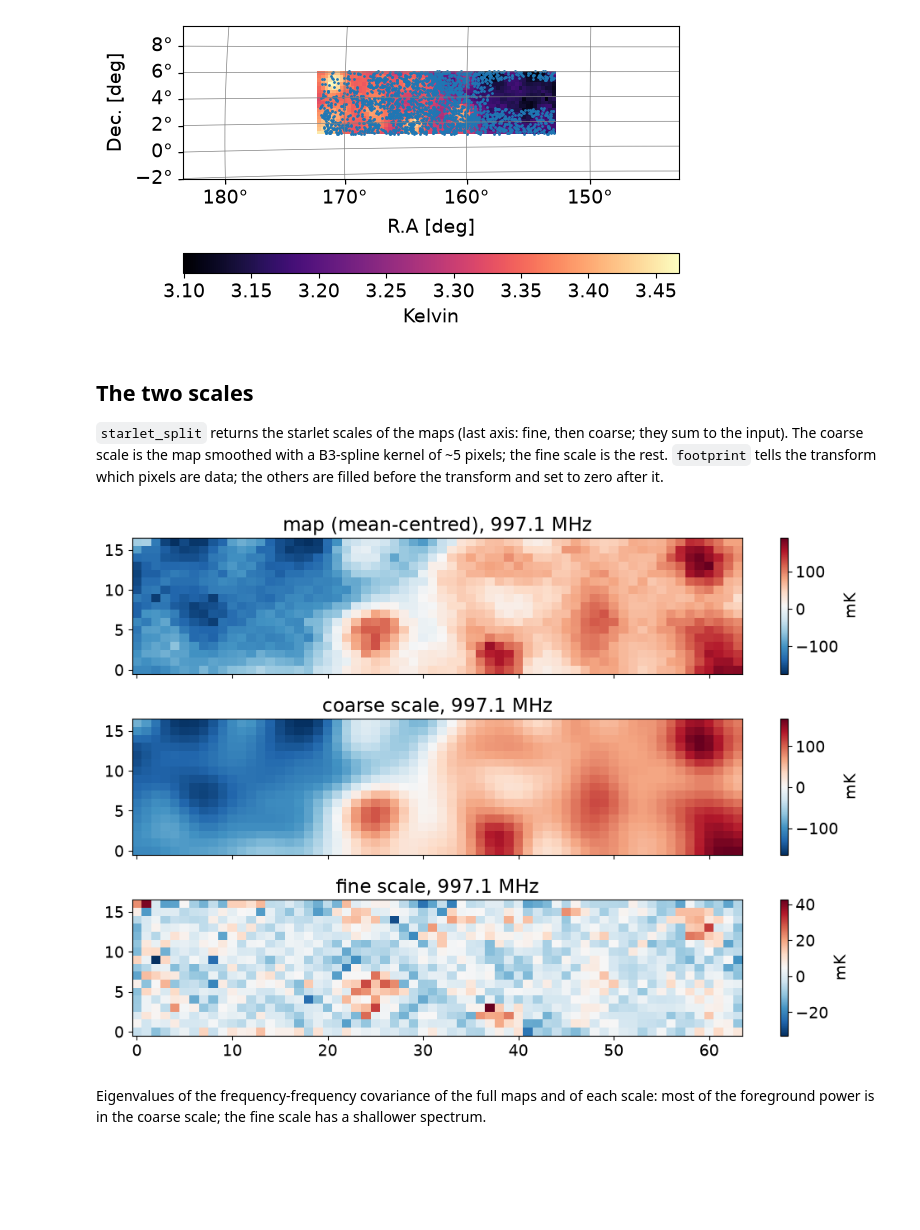
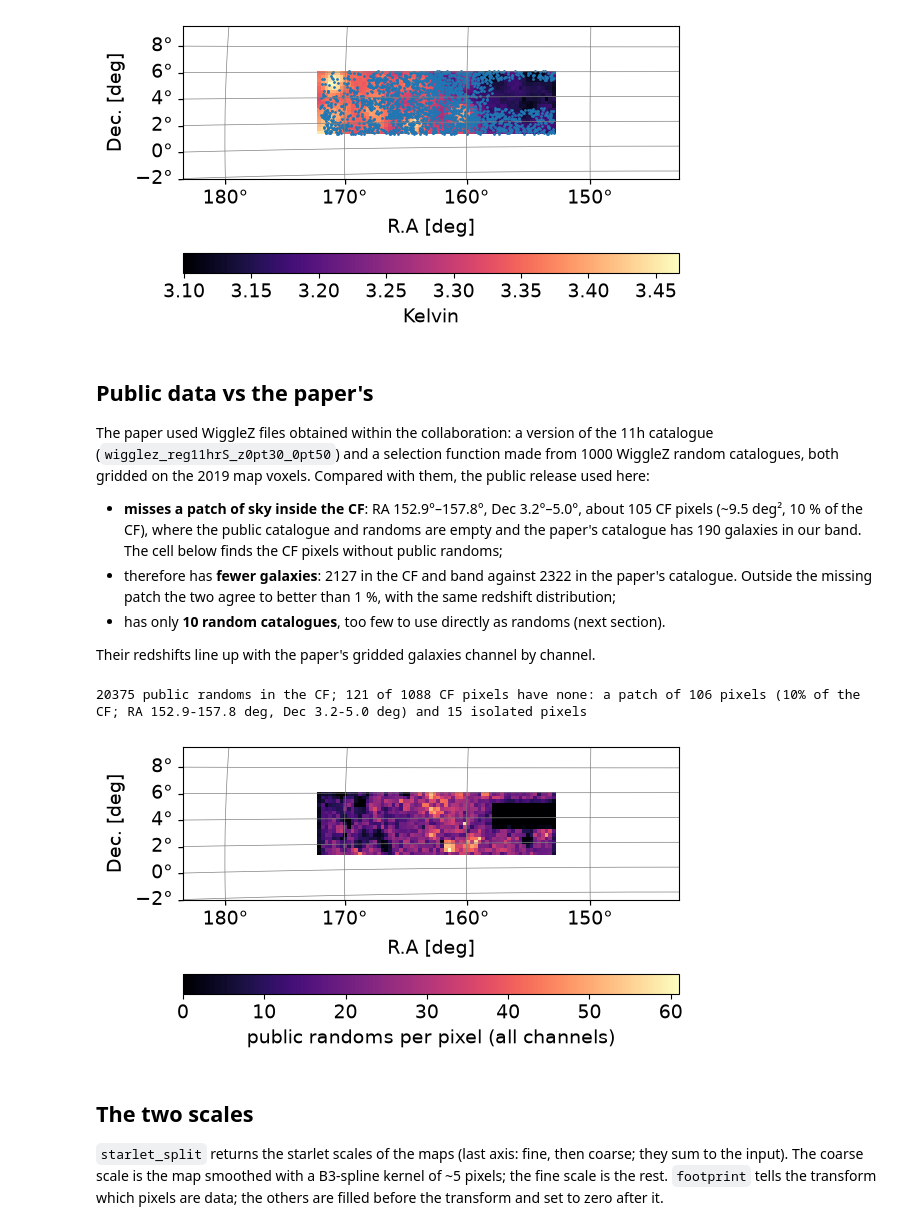
Before and after one commit to meerklass/meer21cm, a Jupyter notebook: docs/source/cookbook/2019_Lband_mpca.ipynb, the cells around one changed output. Drawn from its saved outputs; the diff is of its cells as text; code cells hidden in the pictures; blank space fills up the shorter version.

Commit message:
More details about the different galaxy datasets

```diff
--- a/docs/source/cookbook/2019_Lband_mpca.ipynb
+++ b/docs/source/cookbook/2019_Lband_mpca.ipynb
@@ -49,8 +47,7 @@ file_dir = './'
 pickle_file = file_dir + 'MK_2019_maps.pkl'                    # MeerKLASS 2019 maps (meerklass.org)
 zenodo_dir = file_dir + 'data_from_zenodo/'                    # public WiggleZ release (Zenodo)
 gal_file = zenodo_dir + 'reg11data.dat'
-rand_files = sorted(glob.glob(zenodo_dir + 'reg11rand*.dat'))  # public randoms, used if sel_file is missing
-sel_file = file_dir + 'data_from_ilifu/WiggleZ_selection.npy'  # WiggleZ selection on the map voxels (paper)
+rand_files = sorted(glob.glob(zenodo_dir + 'reg11rand*.dat'))  # the 10 public random catalogues
 
 ps = PowerSpectrum(
     pickle_file=pickle_file,
@@ -65,10 +62,9 @@ ps.read_from_pickle()
 ps.sigma_beam_ch = dish_beam_sigma(13.5, ps.nu)
 galcat = np.genfromtxt(gal_file, skip_header=1)  # first line: number of objects; '#' lines are skipped
 ra_g, dec_g, z_g = galcat[:, 0], galcat[:, 1], galcat[:, 2]
-if not os.path.exists(sel_file):
-    randcat = np.concatenate([np.genfromtxt(f, skip_header=1)[:, :3] for f in rand_files])
-    ra_r, dec_r, z_r = randcat[:, 0], randcat[:, 1], randcat[:, 2]
-    print(len(rand_files), 'public random catalogues')
+randcat = np.concatenate([np.genfromtxt(f, skip_header=1)[:, :3] for f in rand_files])
+ra_r, dec_r, z_r = randcat[:, 0], randcat[:, 1], randcat[:, 2]
+print(len(rand_files), 'random catalogues,', ra_r.size, 'randoms')
 print(ps.data.shape, 'channels', ps.nu.min() / 1e6, '-', ps.nu.max() / 1e6, 'MHz')
 # %% [output]
 filtering map los
@@ -119,32 +116,40 @@ ax.scatter(ps.ra_gal, ps.dec_gal, transform=ax.get_transform('world'), s=1)
 <matplotlib.collections.PathCollection at 0x...>
 [figure]
 # %% [markdown]
-## The two scales
+## Public data vs the paper's
 
-`starlet_split` returns the starlet scales of the maps (last axis: fine, then coarse; they sum to the input).
-The coarse scale is the map smoothed with a B3-spline kernel of ~5 pixels; the fine scale is the rest.
-`footprint` tells the transform which pixels are data; the others are filled before the transform and set to zero
-after it.
+The paper used WiggleZ files obtained within the collaboration: a version of the 11h catalogue
+(`wigglez_reg11hrS_z0pt30_0pt50`) and a selection function made from 1000 WiggleZ random catalogues, both gridded
+on the 2019 map voxels. Compared with them, the public release used here:
+
+- **misses a patch of sky inside the CF**: RA 152.9°–157.8°, Dec 3.2°–5.0°, about 105 CF pixels (~9.5 deg²,
+  10 % of the CF), where the public catalogue and randoms are empty and the paper's catalogue has 190 galaxies in
+  our band. The cell below finds the CF pixels without public randoms;
+- therefore has **fewer galaxies**: 2127 in the CF and band against 2322 in the paper's catalogue. Outside the
+  missing patch the two agree to better than 1 %, with the same redshift distribution;
+- has only **10 random catalogues**, too few to use directly as randoms (next section).
+
+Their redshifts line up with the paper's gridded galaxies channel by channel.
 # %%
-MKmap_orig = ps.data.copy()
-ones_cf = CF3.astype(float)
-from meer21cm.util import mean_center_signal
-map_mc = mean_center_signal(MKmap_orig, ones_cf) * CF3  # mean-centred inside the CF
-scales = starlet_split(map_mc, footprint=CF)
-fine, coarse = scales[..., 0], scales[..., 1]
-
-ch = nz // 2
-sx, sy = np.where(CF)
-box = (slice(sx.min(), sx.max() + 1), slice(sy.min(), sy.max() + 1))
-fig, axes = plt.subplots(3, 1, figsize=(10, 7), sharex=True)
-for ax, m, t in zip(axes, [map_mc, coarse, fine], ['map (mean-centred)', 'coarse scale', 'fine scale']):
-    im = ax.imshow(1e3 * m[box][:, :, ch].T, origin='lower', cmap='RdBu_r', aspect='auto')
-    ax.set_title(f'{t}, {ps.nu[ch] / 1e6:.1f} MHz')
-    plt.colorbar(im, ax=ax, label='mK')
-plt.tight_layout()
+rsel, rx, ry, rch = in_footprint(ra_r, dec_r, z_r)
+n_rand_pix = np.zeros(CF.shape)
+np.add.at(n_rand_pix, (rx, ry), 1.0)
+empty = CF & (n_rand_pix == 0)
+labels, n_regions = label(empty)
+patch = labels == np.argmax(np.bincount(labels.ravel())[1:]) + 1  # largest empty region
+print(f'{rsel.sum()} public randoms in the CF; {empty.sum()} of {CF.sum()} CF pixels have none: '
+      f'a patch of {patch.sum()} pixels ({patch.sum() / CF.sum():.0%} of the CF; '
+      f'RA {ps.ra_map[patch].min():.1f}-{ps.ra_map[patch].max():.1f} deg, '
+      f'Dec {ps.dec_map[patch].min():.1f}-{ps.dec_map[patch].max():.1f} deg) and {empty.sum() - patch.sum()} isolated pixels')
+plot_map(n_rand_pix[:, :, None] * np.ones(nz), ps.wproj, W=CF3, cbar_label='public randoms per pixel (all channels)')
 # %% [output]
+20375 public randoms in the CF; 121 of 1088 CF pixels have none: a patch of 106 pixels (10% of the CF; RA 152.9-157.8 deg, Dec 3.2-5.0 deg) and 15 isolated pixels
-[figure, old version]
+[figure, new version]
 # %% [markdown]
-Eigenvalues of the frequency-frequency covariance of the full maps and of each scale: most of the foreground power
-is in the coarse scale; the fine scale has a shallower spectrum.
+## The two scales
+
+`starlet_split` returns the starlet scales of the maps (last axis: fine, then coarse; they sum to the input).
+The coarse scale is the map smoothed with a B3-spline kernel of ~5 pixels; the fine scale is the rest.
+`footprint` tells the transform which pixels are data; the others are filled before the transform and set to zero
+after it.
 # %%
```
Also changed, not shown: parts of 19 cells of this notebook.
